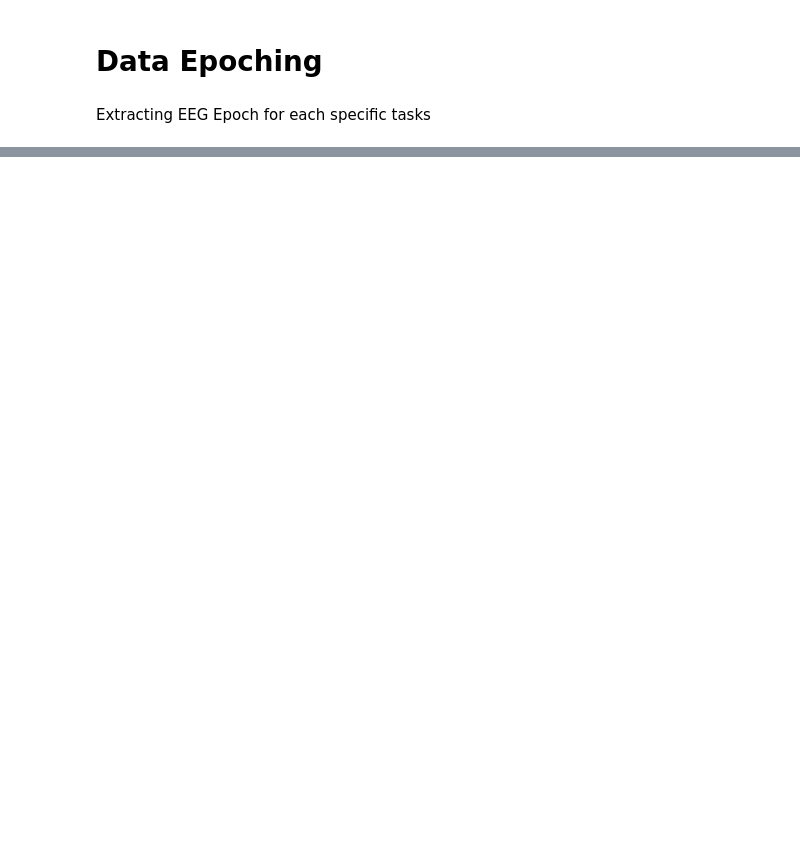
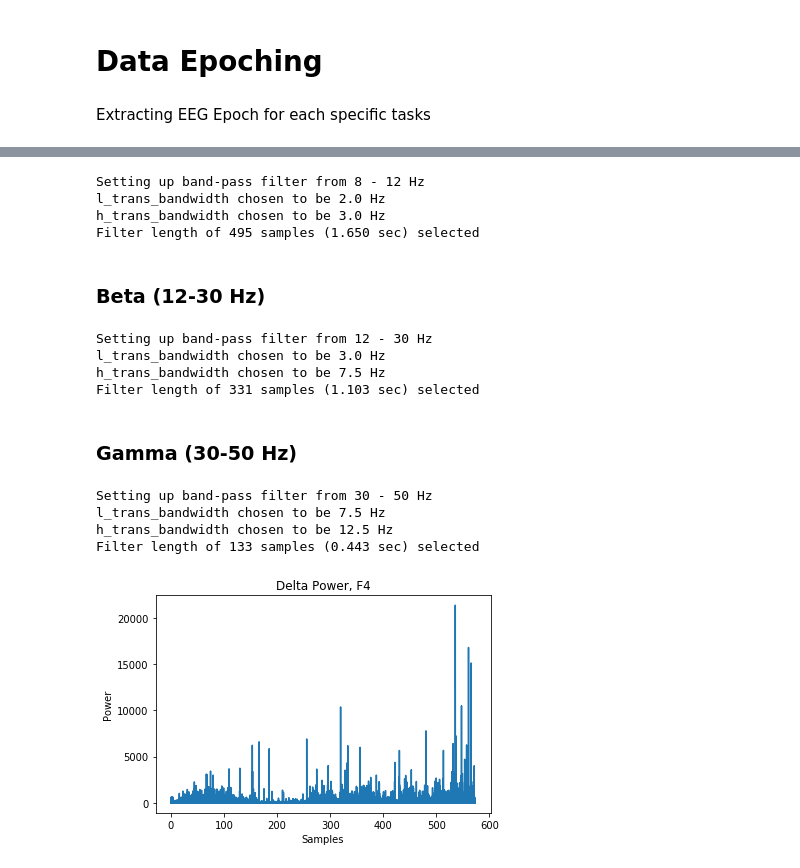
Before and after one commit to lpjiang97/EEG-CoAdaptation, a Jupyter notebook: epoching.ipynb, the cells around one changed output, grey strips where cells are left out. Saved outputs shown, nothing was run; the diff lists cells and outputs as text; code cells hidden in the pictures; blank space fills up the shorter version.

```diff
--- a/epoching.ipynb
+++ b/epoching.ipynb
@@ -70,0 +97,80 @@ Filter length of 991 samples (3.303 sec) selected
+# %%
+low = 8
+high = 12
+filtered = filter_data(df[df.columns[1:8]].values.T, fs, low, high)
+
+# Calculate Power
+power = abs(scisig.hilbert(filtered))**2
+
+# Save power in the data frame format
+df_alpha = pd.DataFrame(power.T)
+df_alpha.columns = channels
+df_alpha['Time'] = df['Time']
+
+# Bring the time column to the front
+cols = list(df_alpha)
+cols.insert(0, cols.pop(cols.index('Time')))
+df_alpha = df_alpha.loc[:, cols]
+# %% [output]
+Setting up band-pass filter from 8 - 12 Hz
+l_trans_bandwidth chosen to be 2.0 Hz
+h_trans_bandwidth chosen to be 3.0 Hz
+Filter length of 495 samples (1.650 sec) selected
+# %% [markdown]
+### Beta (12-30 Hz)
+# %%
+low = 12
+high = 30
+filtered = filter_data(df[df.columns[1:8]].values.T, fs, low, high)
+
+# Calculate Power
+power = abs(scisig.hilbert(filtered))**2
+
+# Save power in the data frame format
+df_beta = pd.DataFrame(power.T)
+df_beta.columns = channels
+df_beta['Time'] = df['Time']
+
+# Bring the time column to the front
+cols = list(df_beta)
+cols.insert(0, cols.pop(cols.index('Time')))
+df_beta = df_beta.loc[:, cols]
+# %% [output]
+Setting up band-pass filter from 12 - 30 Hz
+l_trans_bandwidth chosen to be 3.0 Hz
+h_trans_bandwidth chosen to be 7.5 Hz
+Filter length of 331 samples (1.103 sec) selected
+# %% [markdown]
+### Gamma (30-50 Hz)
+# %%
+low = 30
+high = 50
+filtered = filter_data(df[df.columns[1:8]].values.T, fs, low, high)
+
+# Calculate Power
+power = abs(scisig.hilbert(filtered))**2
+
+# Save power in the data frame format
+df_gamma = pd.DataFrame(power.T)
+df_gamma.columns = channels
+df_gamma['Time'] = df['Time']
+
+# Bring the time column to the front
+cols = list(df_gamma)
+cols.insert(0, cols.pop(cols.index('Time')))
+df_gamma = df_gamma.loc[:, cols]
+# %% [output]
+Setting up band-pass filter from 30 - 50 Hz
+l_trans_bandwidth chosen to be 7.5 Hz
+h_trans_bandwidth chosen to be 12.5 Hz
+Filter length of 133 samples (0.443 sec) selected
+# %%
+# Plot one channel to check
+plt.figure
+plt.plot(df_gamma.Time, df_gamma.F4)
+plt.xlabel('Samples')
+plt.ylabel('Power')
+plt.title('Delta Power, F4')
+plt.show()
+# %% [output]
+[figure, added]
```
Also changed, not shown: parts of 28 cells of this notebook.
